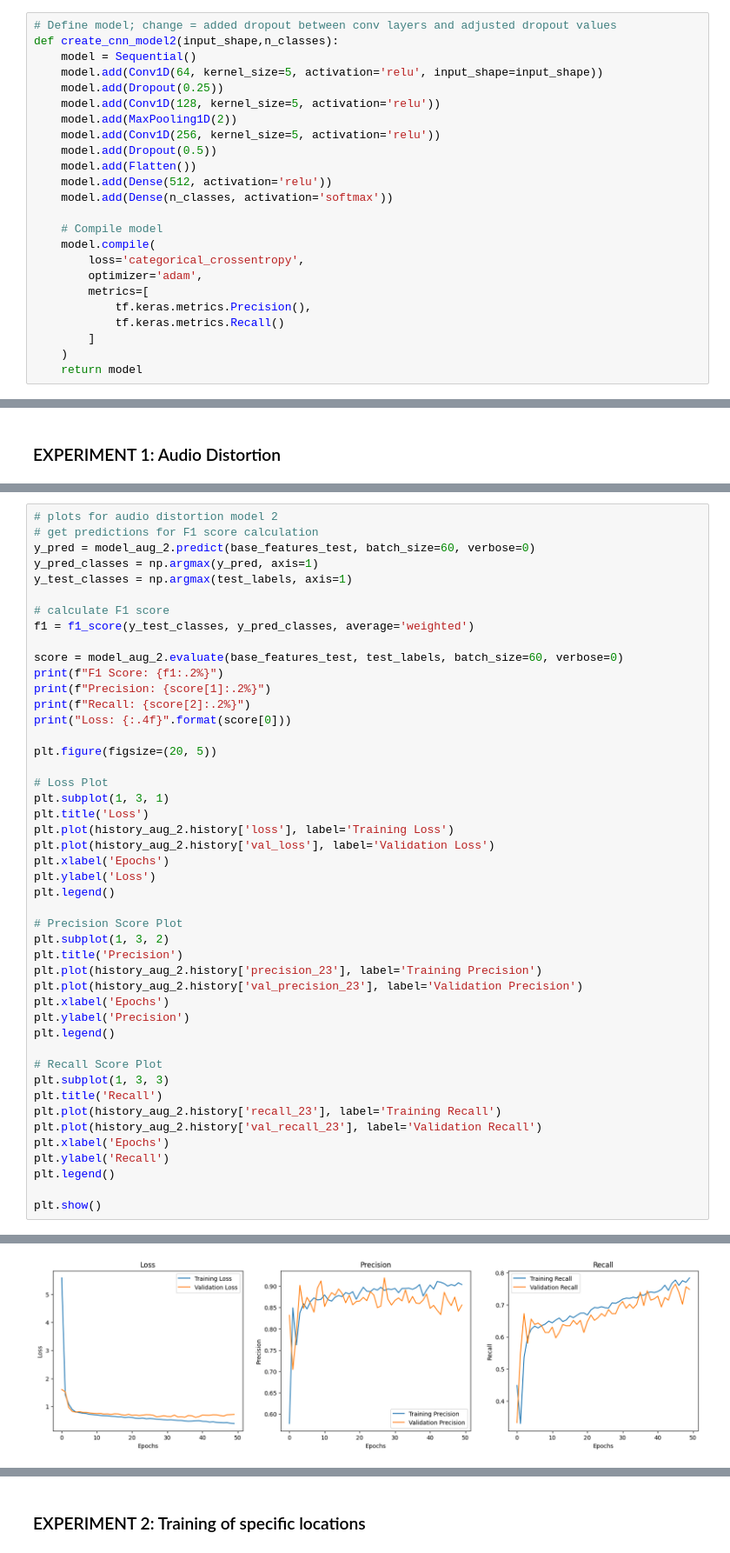
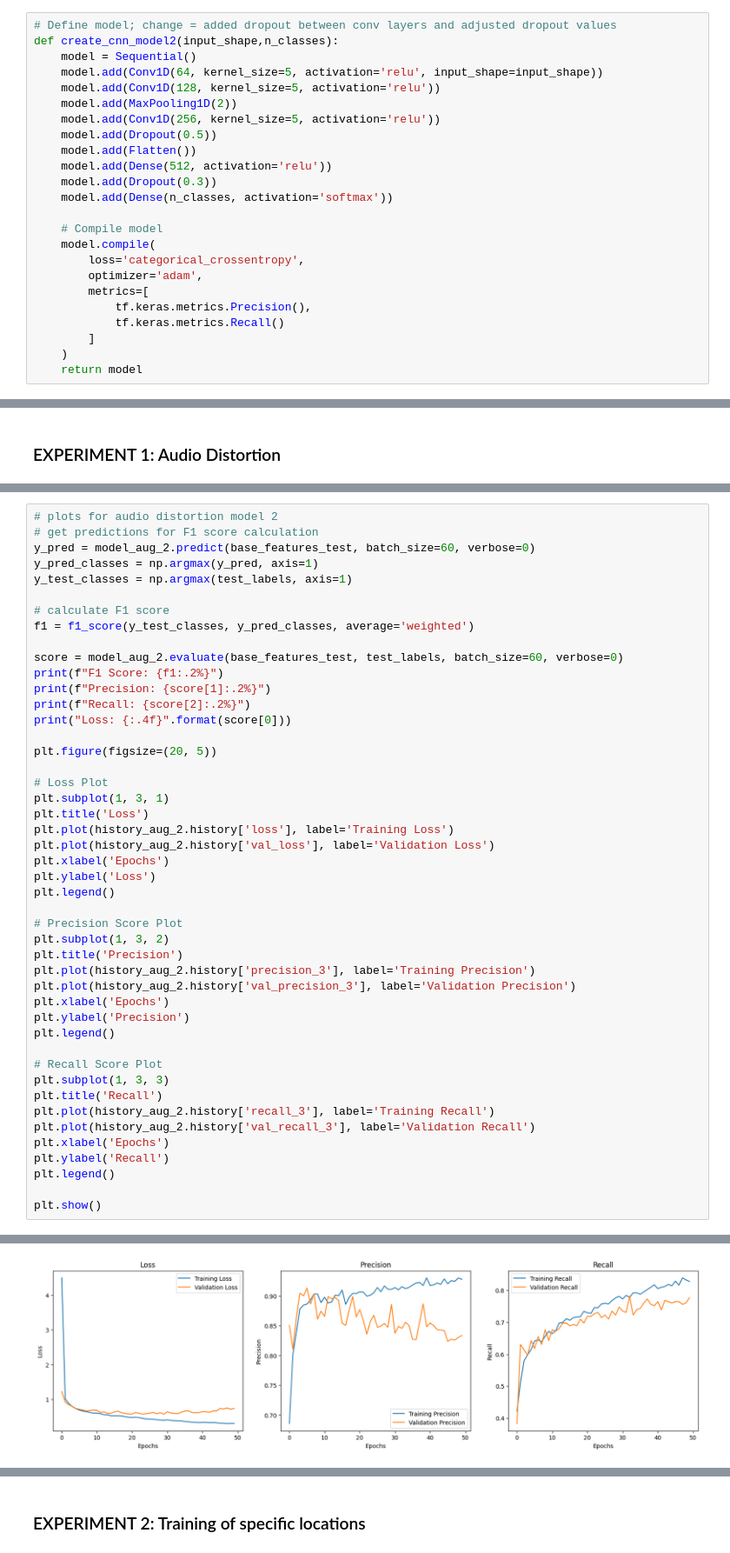
Before and after one commit to Kbeaty26/DS340-Project, a Jupyter notebook: projectCode.ipynb, the cells around one changed output, grey strips where cells are left out. Shown at 87% size. Drawn from its saved outputs; the diff is of its cells as text.

```diff
--- a/projectCode.ipynb
+++ b/projectCode.ipynb
@@ -435,13 +435,13 @@ def create_cnn_model1(input_shape,n_classes):
 def create_cnn_model2(input_shape,n_classes):
     model = Sequential()
     model.add(Conv1D(64, kernel_size=5, activation='relu', input_shape=input_shape))
-    model.add(Dropout(0.25))
     model.add(Conv1D(128, kernel_size=5, activation='relu'))
     model.add(MaxPooling1D(2))
     model.add(Conv1D(256, kernel_size=5, activation='relu'))
     model.add(Dropout(0.5))
     model.add(Flatten())
     model.add(Dense(512, activation='relu'))
+    model.add(Dropout(0.3))
     model.add(Dense(n_classes, activation='softmax'))
 
     # Compile model
@@ -880,8 +880,8 @@ plt.legend()
 # Precision Score Plot
 plt.subplot(1, 3, 2)
 plt.title('Precision')
-plt.plot(history_aug_2.history['precision_23'], label='Training Precision')
-plt.plot(history_aug_2.history['val_precision_23'], label='Validation Precision')
+plt.plot(history_aug_2.history['precision_3'], label='Training Precision')
+plt.plot(history_aug_2.history['val_precision_3'], label='Validation Precision')
 plt.xlabel('Epochs')
 plt.ylabel('Precision')
 plt.legend()
@@ -889,8 +889,8 @@ plt.legend()
 # Recall Score Plot
 plt.subplot(1, 3, 3)
 plt.title('Recall')
-plt.plot(history_aug_2.history['recall_23'], label='Training Recall')
-plt.plot(history_aug_2.history['val_recall_23'], label='Validation Recall')
+plt.plot(history_aug_2.history['recall_3'], label='Training Recall')
+plt.plot(history_aug_2.history['val_recall_3'], label='Validation Recall')
 plt.xlabel('Epochs')
 plt.ylabel('Recall')
 plt.legend()
@@ -904,4 +904,4 @@ Loss: 0.6406
-[figure, old version]
+[figure, new version]
 # %%
 # Confusion matrix for model 2 + augmented training set
 y_pred_probs_aug2 = model_aug_2.predict(base_features_test)
```
Also changed, not shown: parts of 15 cells of this notebook.
